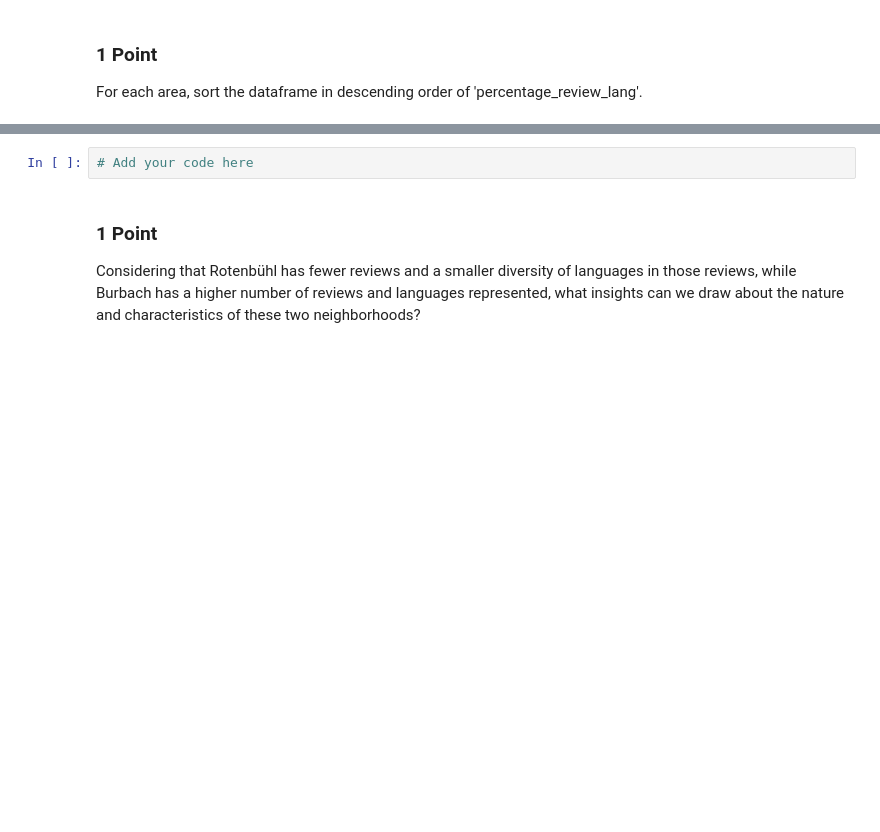
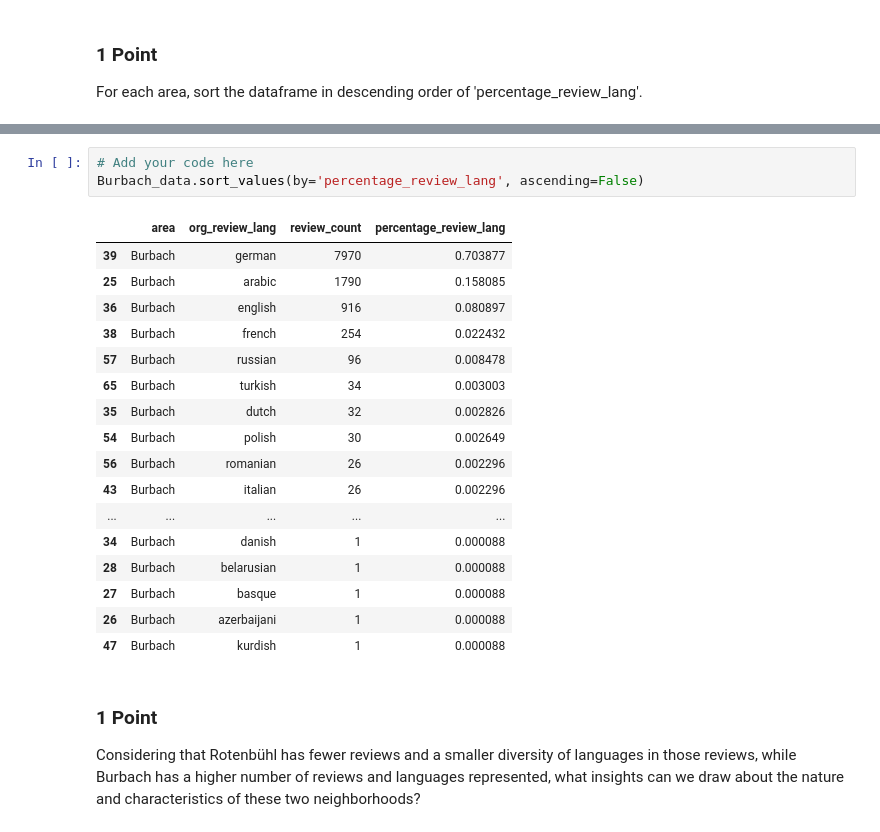
Before and after one commit to samueleserri/Elements-of-Data-Science-and-Artificial-Intelligence-, a Jupyter notebook: Assignment_2/EDSAI_assignment_2.ipynb, the cells around one changed output, grey strips where cells are left out. Saved outputs shown, nothing was run; the diff lists cells and outputs as text; blank space fills up the shorter version.

```diff
--- a/Assignment_2/EDSAI_assignment_2.ipynb
+++ b/Assignment_2/EDSAI_assignment_2.ipynb
@@ -341,5 +227,24 @@ For each area, sort the dataframe in descending order of 'percentage_review_lang
 # %%
 # Add your code here
+Burbach_data.sort_values(by='percentage_review_lang', ascending=False)
+# %% [output]
+|  | area | org_review_lang | review_count | percentage_review_lang |
+| 39 | Burbach | german | 7970 | 0.703877 |
+| 25 | Burbach | arabic | 1790 | 0.158085 |
+| 36 | Burbach | english | 916 | 0.080897 |
+| 38 | Burbach | french | 254 | 0.022432 |
+| 57 | Burbach | russian | 96 | 0.008478 |
+| 65 | Burbach | turkish | 34 | 0.003003 |
+| 35 | Burbach | dutch | 32 | 0.002826 |
+| 54 | Burbach | polish | 30 | 0.002649 |
+| 56 | Burbach | romanian | 26 | 0.002296 |
+| 43 | Burbach | italian | 26 | 0.002296 |
+| ... | ... | ... | ... | ... |
+| 34 | Burbach | danish | 1 | 0.000088 |
+| 28 | Burbach | belarusian | 1 | 0.000088 |
+| 27 | Burbach | basque | 1 | 0.000088 |
+| 26 | Burbach | azerbaijani | 1 | 0.000088 |
+| 47 | Burbach | kurdish | 1 | 0.000088 |
 # %% [markdown]
 ### 1 Point
 
```
Also changed, not shown: parts of 17 cells of this notebook.
